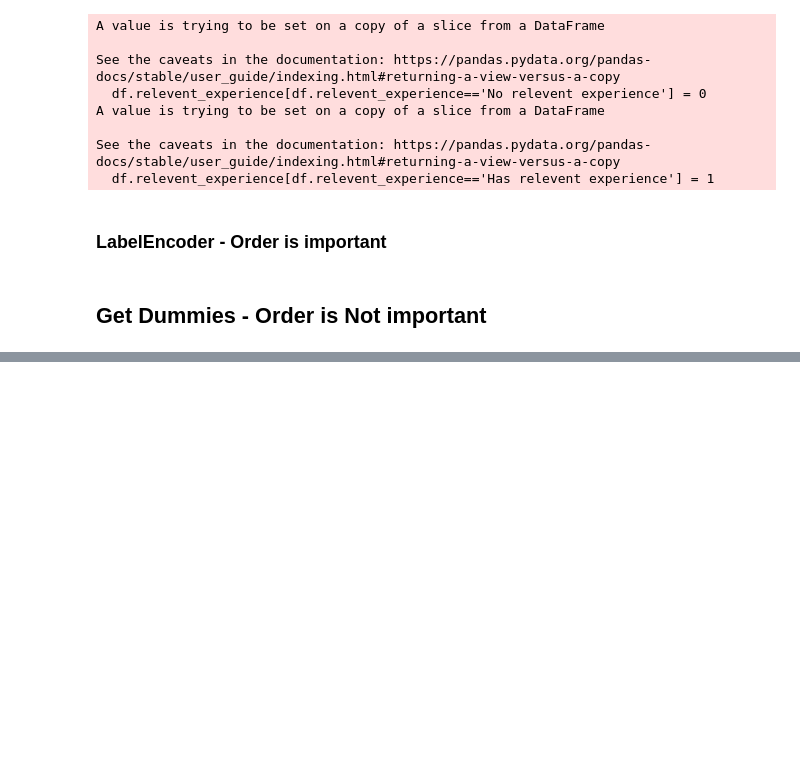
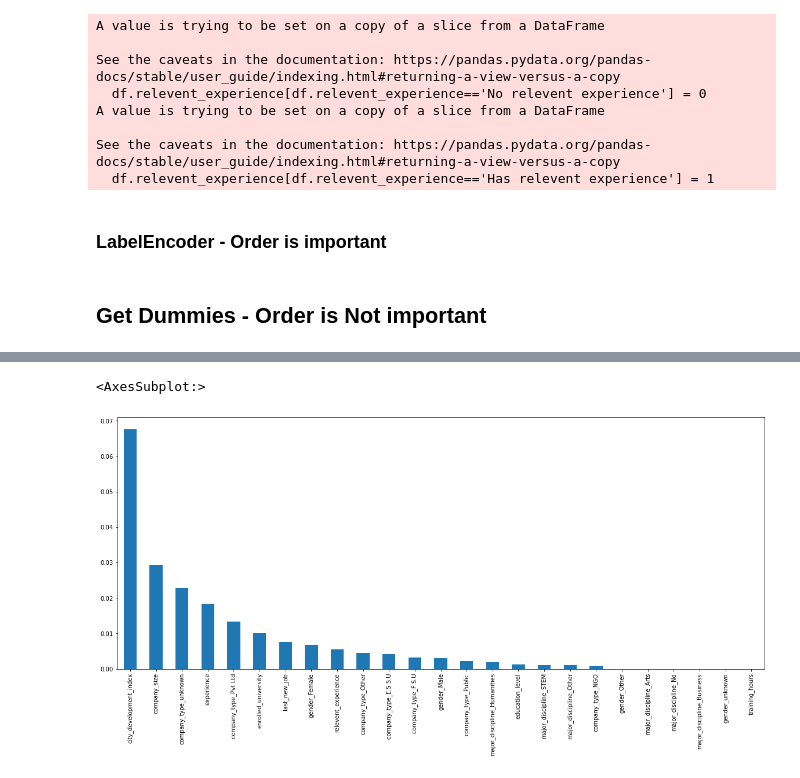
Before and after one commit to yuvalazu/ML---Course, a Jupyter notebook: Machine Learning Project 1.ipynb, the cells around one changed output, grey strips where cells are left out. Drawn from its saved outputs; the diff is of its cells as text; code cells hidden in the pictures; blank space fills up the shorter version.

```diff
--- a/Machine Learning Project 1.ipynb
+++ b/Machine Learning Project 1.ipynb
@@ -393,0 +373,8 @@ memory usage: 3.0+ MB
+# %%
+from sklearn.preprocessing import StandardScaler
+
+features = ['city_development_index','training_hours']
+df[features] = StandardScaler().fit_transform(df[features])
+df_x = df.drop(columns =["enrollee_id", "city","target"])
+df_y = df["target"]
+df.head()
@@ -393,0 +404,5 @@ memory usage: 3.0+ MB
+# %%
+from sklearn.feature_selection import mutual_info_classif
+# determine the mutual information
+mutual_info = mutual_info_classif(df_x, df_y)
+mutual_info
@@ -393,0 +415,4 @@ memory usage: 3.0+ MB
+# %%
+mutual_info = pd.Series(mutual_info)
+mutual_info.index = df_x.columns
+mutual_info.sort_values(ascending=False)
@@ -393,0 +437,5 @@ memory usage: 3.0+ MB
+# %%
+mutual_info.sort_values(ascending=False).plot.bar(figsize=(20, 8))
+# %% [output]
+<AxesSubplot:>
+[figure, added]
```
Also changed, not shown: parts of 21 cells of this notebook.
